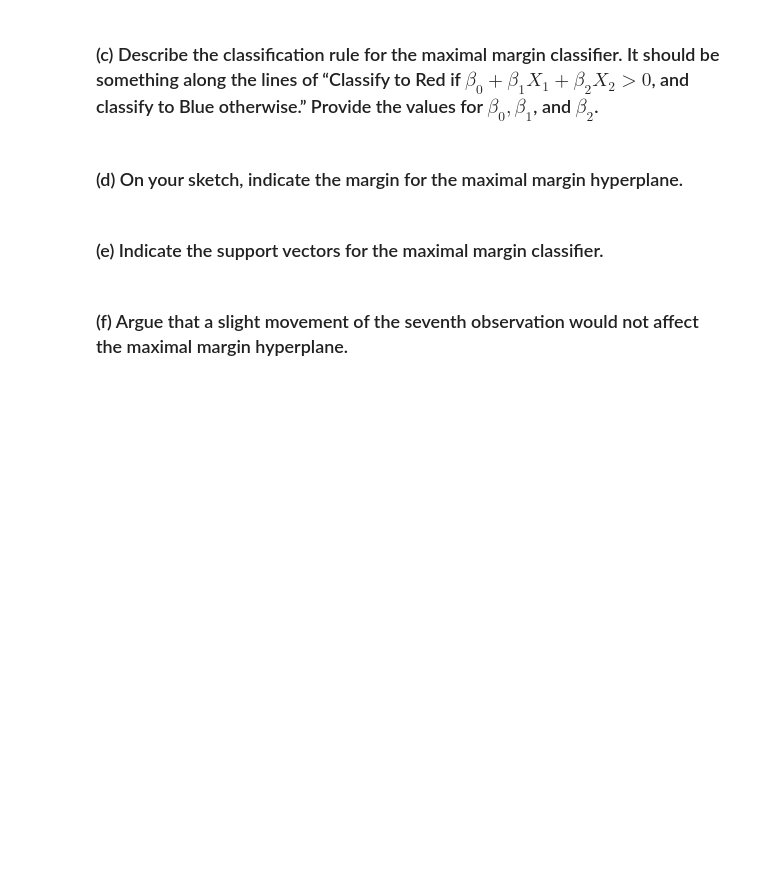
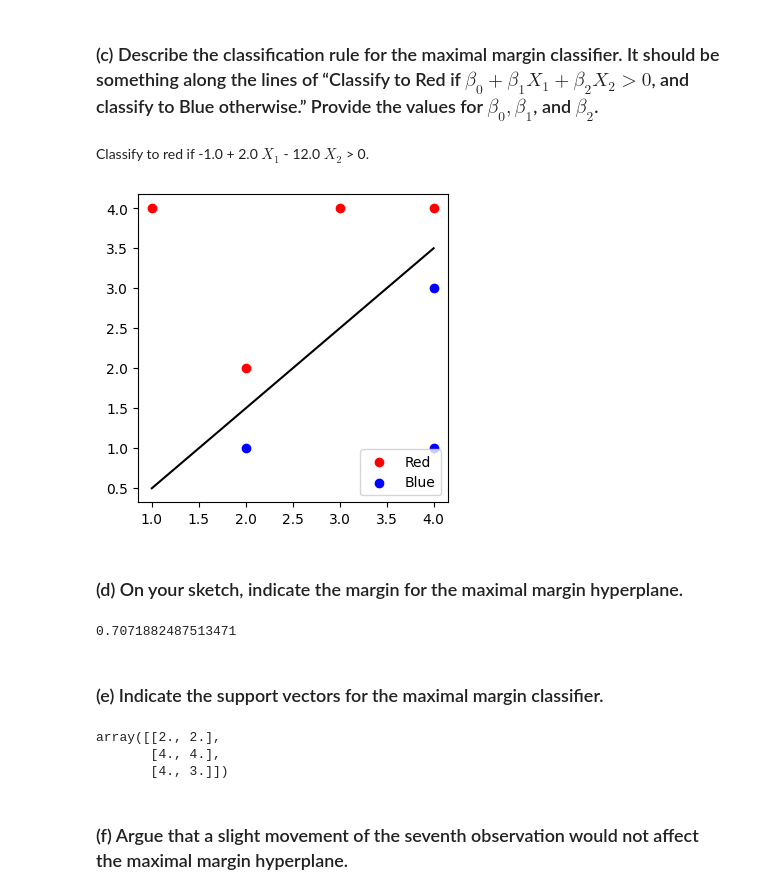
Before and after one commit to tksqhddnfl5/ds_edu, a Jupyter notebook: ml/practice_cjy.ipynb, the cells around one changed output. Drawn from its saved outputs; the diff is of its cells as text; code cells hidden in the pictures; blank space fills up the shorter version.

```diff
--- a/ml/practice_cjy.ipynb
+++ b/ml/practice_cjy.ipynb
@@ -502,8 +601,43 @@ $$
 # %% [markdown]
 ### (c) Describe the classification rule for the maximal margin classifier. It should be something along the lines of “Classify to Red if $\beta_0 + \beta_1 X_1 + \beta_2 X_2 > 0$, and classify to Blue otherwise.” Provide the values for $\beta_0, \beta_1$, and $\beta_2$.
+# %% [markdown]
+Classify to red if -1.0 + 2.0 $X_1$ - 12.0 $X_2$ > 0.
+# %%
+import numpy as np
+import matplotlib.pyplot as plt
+
+beta0 = model.intercept_
+beta1, beta2 = model.coef_[0]
+
+x1 = np.array([3,2,4,1,2,4,4])
+x2 = np.array([4,2,4,4,1,3,1])
+y = np.array([0,0,0,0,1,1,1])
+xx = np.linspace(x1.min(), x1.max(), 100)
+yy = -beta1/beta2*xx - beta0/beta2
+
+plt.figure(figsize=(4,4))
+plt.scatter(x1[y==0], x2[y==0], label='Red', color='red')
+plt.scatter(x1[y==1], x2[y==1], label='Blue', color='blue')
+plt.plot(xx,yy, color='black')
+plt.legend()
+plt.show()
+# %% [output]
+[figure, added]
 # %% [markdown]
 ###  (d) On your sketch, indicate the margin for the maximal margin hyperplane.
+# %%
+w = model.coef_[0]  # 모델의 w 벡터
+margin = 2 / np.linalg.norm(w)  # Maximal Margin 계산
+margin
+# %% [output]
+0.7071882487513471
 # %% [markdown]
 ### (e) Indicate the support vectors for the maximal margin classifier.
+# %%
+model.support_vectors_
+# %% [output]
+array([[2., 2.],
+       [4., 4.],
+       [4., 3.]])
 # %% [markdown]
 ### (f) Argue that a slight movement of the seventh observation would not affect the maximal margin hyperplane.
```
Also changed, not shown: parts of 8 cells of this notebook.
